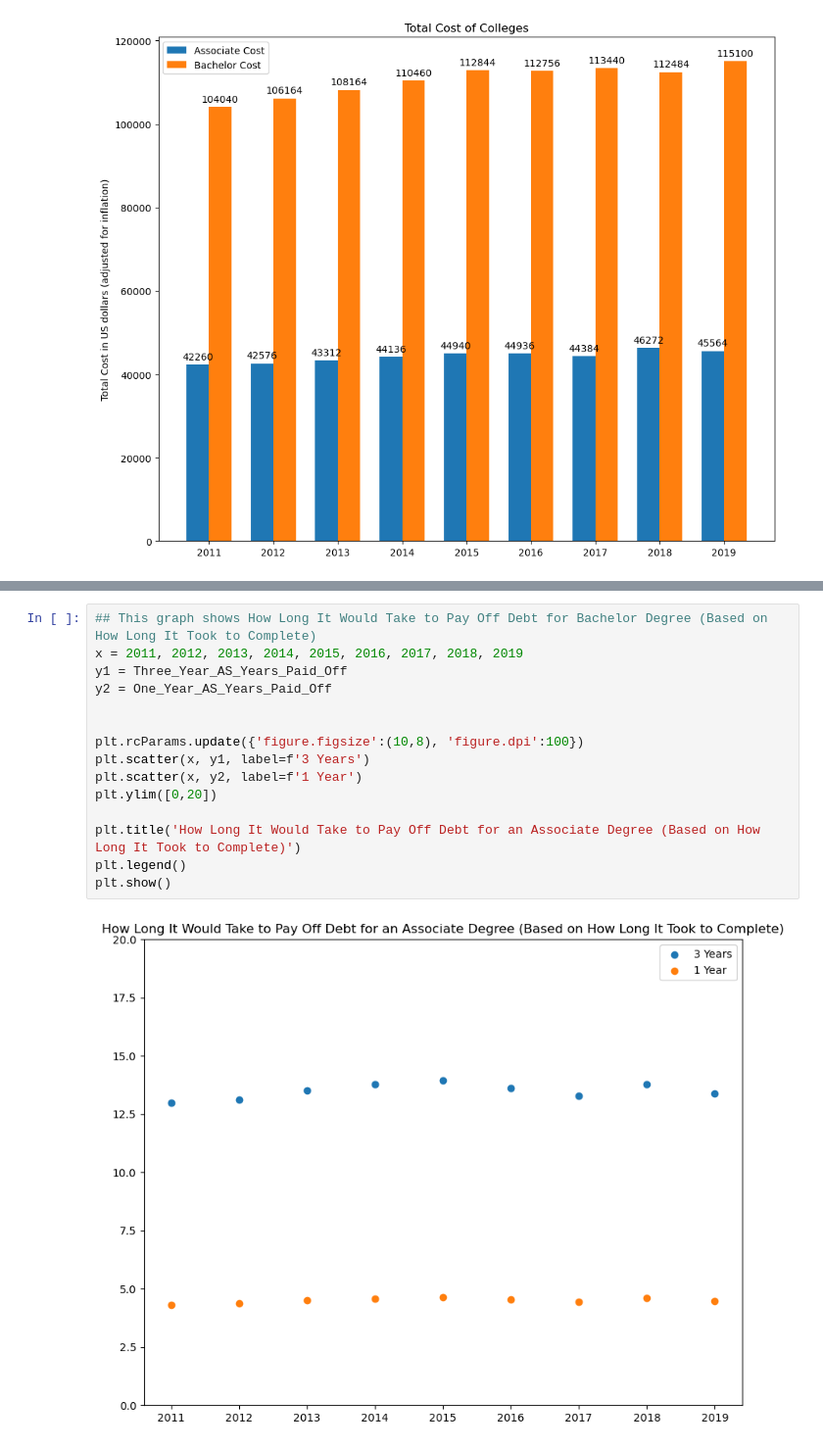
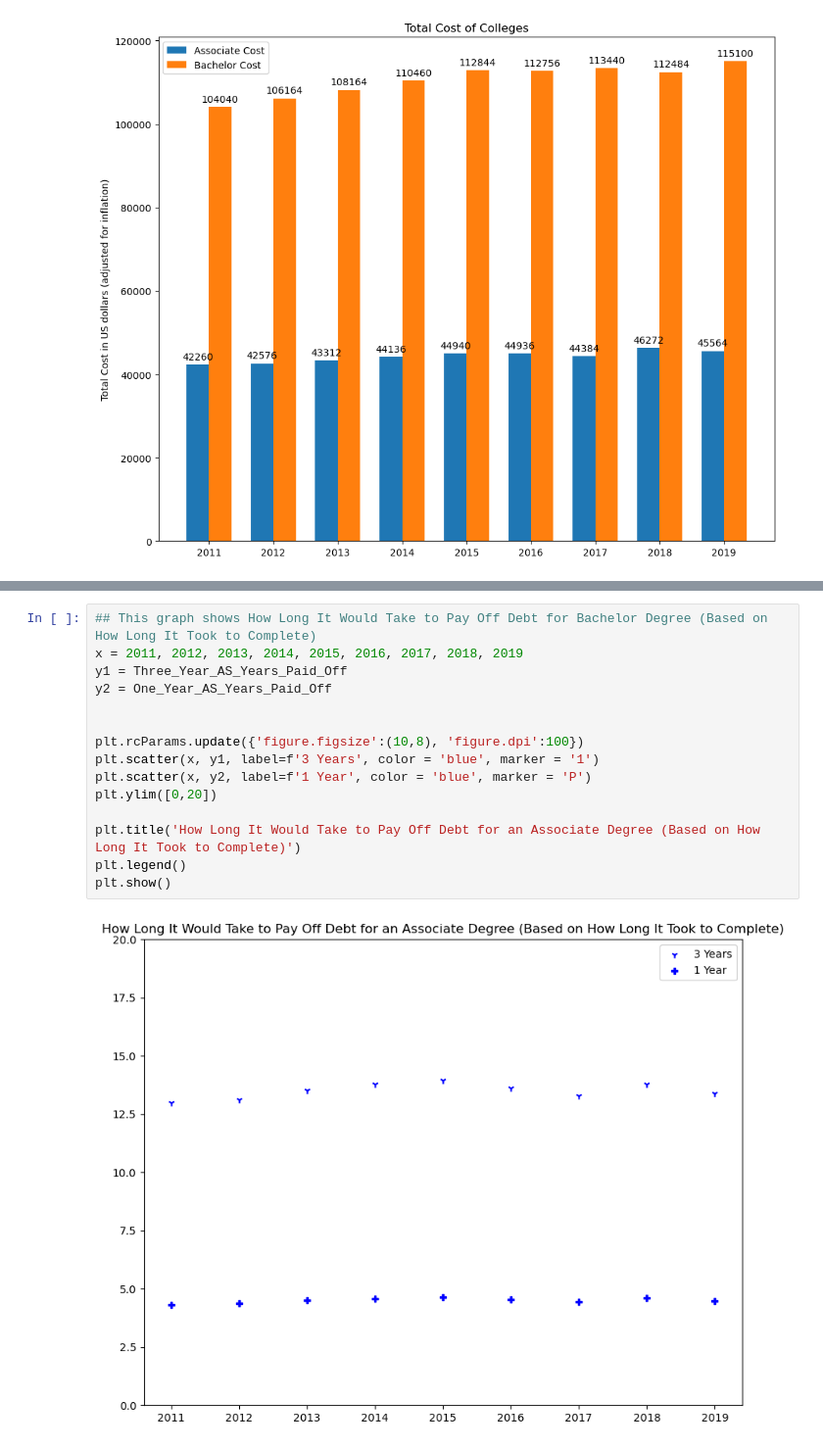
Before and after one commit to SierraAndrews01/Monetary-Value-of-College, a Jupyter notebook: Files/Monetary Value of College.ipynb, the cells around one changed output, grey strips where cells are left out. Shown at 98% size. Drawn from its saved outputs; the diff is of its cells as text.

```diff
--- a/Files/Monetary Value of College.ipynb
+++ b/Files/Monetary Value of College.ipynb
@@ -231,17 +239,17 @@ plt.show()
 # %%
 ## This graph shows How Long It Would Take to Pay Off Debt for Bachelor Degree (Based on How Long It Took to Complete)
 x = 2011, 2012, 2013, 2014, 2015, 2016, 2017, 2018, 2019
 y1 = Three_Year_AS_Years_Paid_Off
 y2 = One_Year_AS_Years_Paid_Off
 
 
 plt.rcParams.update({'figure.figsize':(10,8), 'figure.dpi':100})
-plt.scatter(x, y1, label=f'3 Years')
-plt.scatter(x, y2, label=f'1 Year')
+plt.scatter(x, y1, label=f'3 Years', color = 'blue', marker = '1')
+plt.scatter(x, y2, label=f'1 Year', color = 'blue', marker = 'P')
 plt.ylim([0,20])
 
 plt.title('How Long It Would Take to Pay Off Debt for an Associate Degree (Based on How Long It Took to Complete)')
 plt.legend()
 plt.show()
 # %% [output]
-[figure, old version]
+[figure, new version]
```
Also changed, not shown: parts of 8 cells of this notebook.
